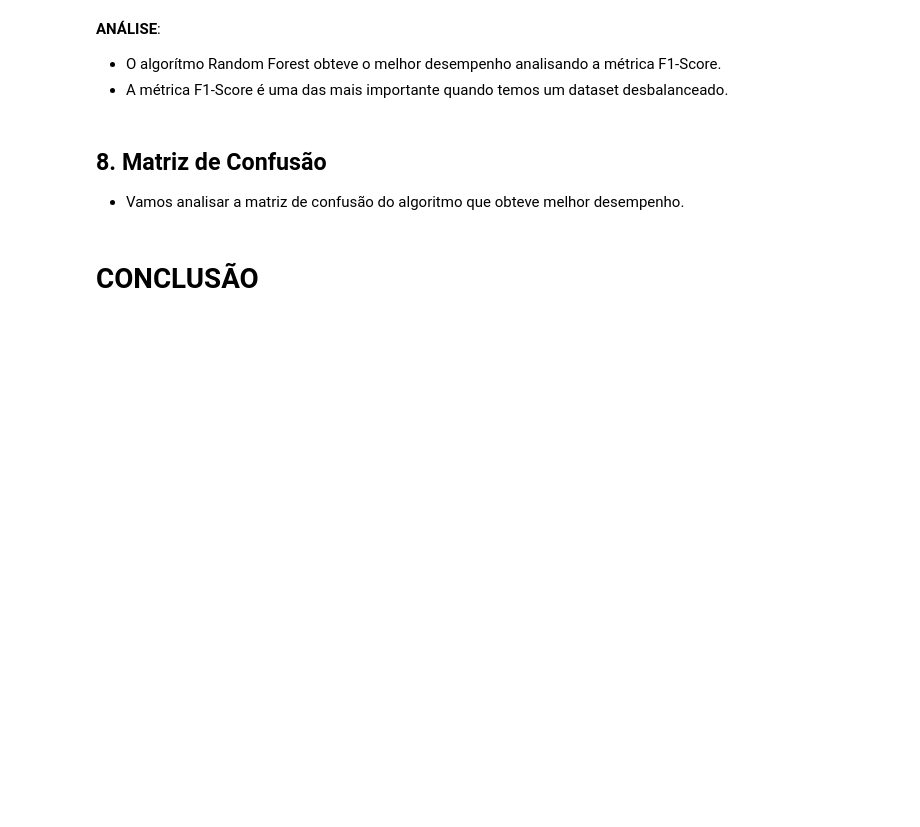
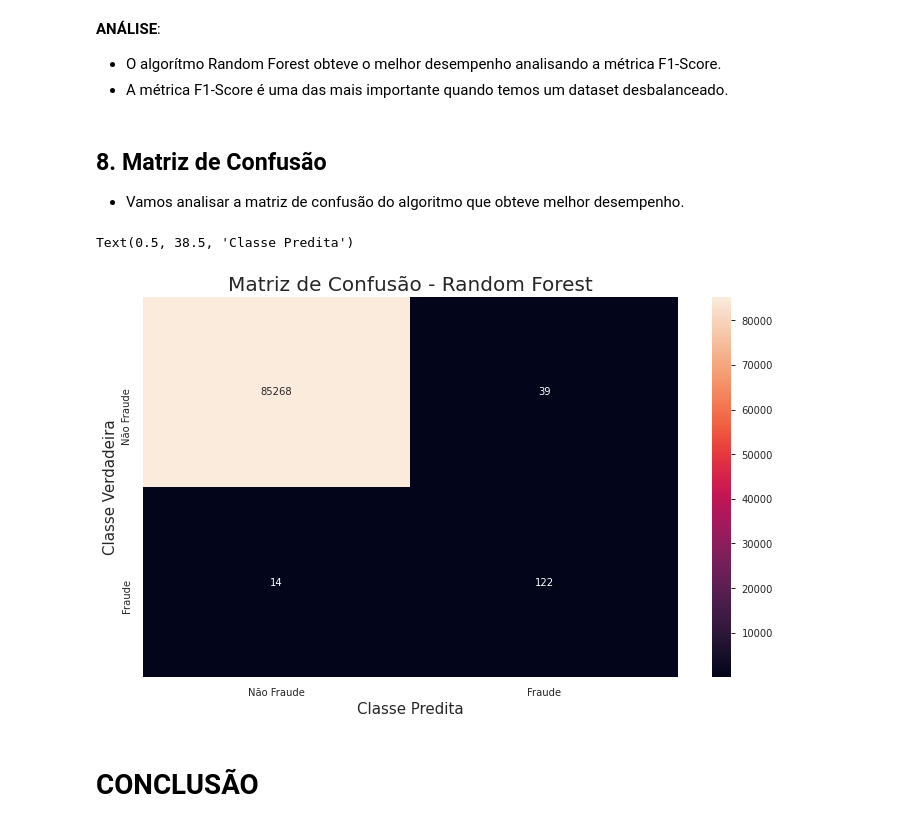
Before and after one commit to matheusjerico/SupervisedLearningFraudDetection, a Jupyter notebook: SupervisedLearning_FraudDetection.ipynb, the cells around one changed output. Cells and saved outputs as stored; diff of their text form; code cells hidden in the pictures; blank space fills up the shorter version.

```diff
--- a/SupervisedLearning_FraudDetection.ipynb
+++ b/SupervisedLearning_FraudDetection.ipynb
@@ -573,11 +647,14 @@ Random Forest Classifier: {}".format(f1_score(y_test, y_pred_logistic),
 - Vamos analisar a matriz de confusão do algoritmo que obteve melhor desempenho.
 # %%
 labels = ['Não Fraude', 'Fraude']
-fig, ax = plt.subplots(figsize=(16, 9))
+fig, ax = plt.subplots(figsize=(12, 7))
 sns.heatmap(confusion_matrix(y_test, y_pred_rf), xticklabels=labels, yticklabels=labels, annot=True, fmt="d");
-ax.set_title("Matriz de Confusão", fontsize=20)
+ax.set_title("Matriz de Confusão - Random Forest", fontsize=20)
 ax.set_ylabel('Classe Verdadeira', fontsize=15)
 ax.set_xlabel('Classe Predita', fontsize=15)
+# %% [output]
+Text(0.5, 38.5, 'Classe Predita')
+[figure, added]
 # %% [markdown]
 # CONCLUSÃO
 # %% [markdown]
```
Also changed, not shown: parts of 25 cells of this notebook.
